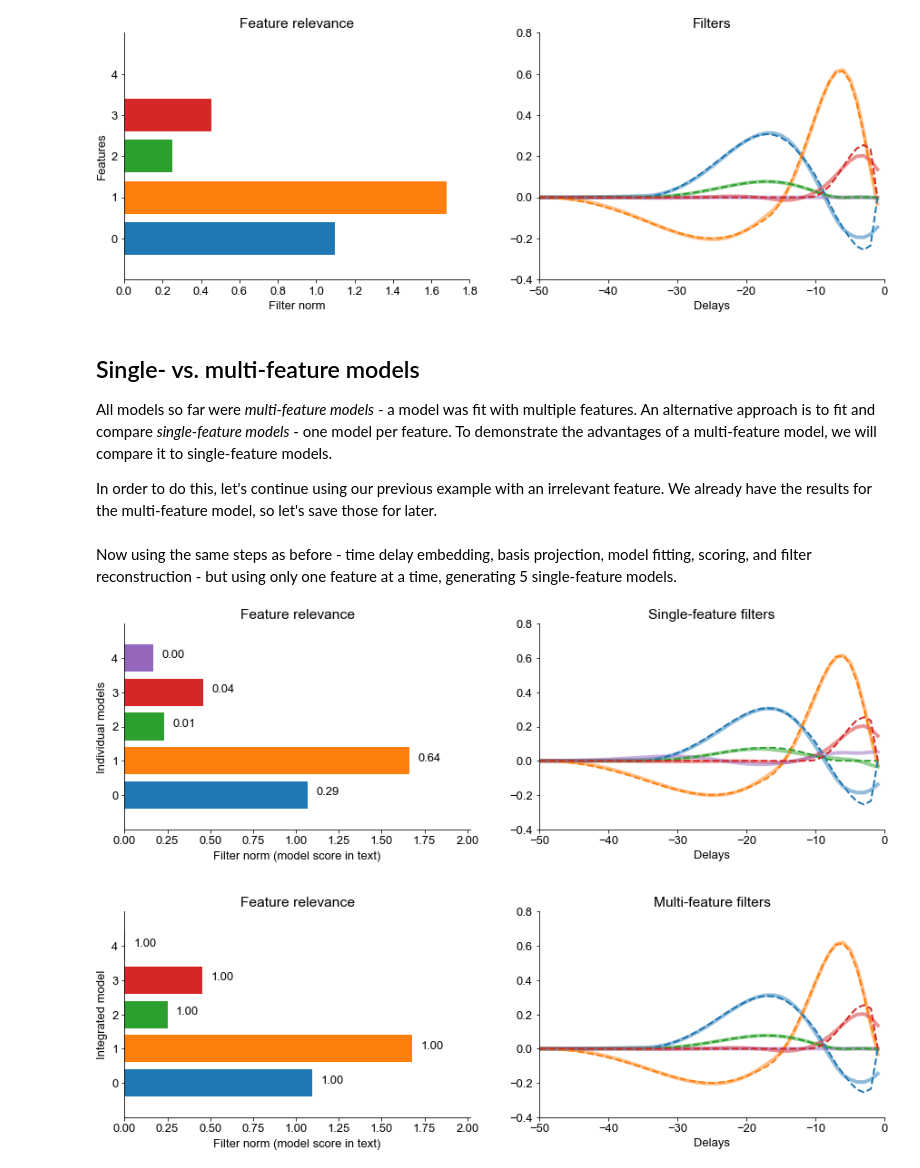
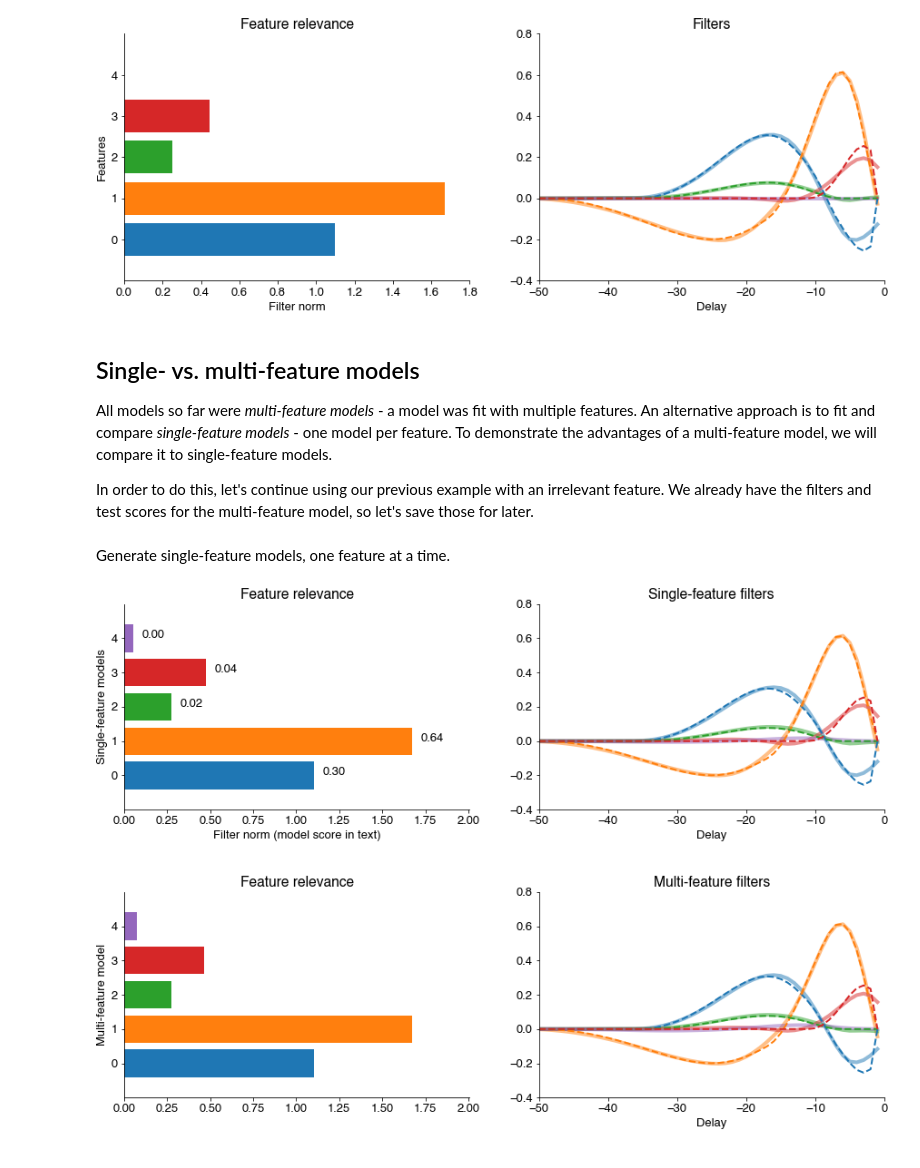
Before and after one commit to janclemenslab/glm_utils, a Jupyter notebook: demo/multiple_inputs.ipynb, the cells around one changed output. Drawn from its saved outputs; the diff is of its cells as text; code cells hidden in the pictures.

```diff
--- a/demo/multiple_inputs.ipynb
+++ b/demo/multiple_inputs.ipynb
@@ -54,5 +49,6 @@ We collect the history of our stimulus `x` using Time-delay-embedding (see [basi
 # %%
-Xmulti, ymulti = time_delay_embedding(x, y, window_size=filter_duration, flatten_inside_window=True)
+x = scipy.stats.zscore(x, axis=0)
+Xmulti, ymulti = glm_utils.preprocessing.time_delay_embedding(x, y, window_size=filter_duration, flatten_inside_window=True)
 print(f"Xmulti: {Xmulti.shape}, ymulti: {ymulti.shape}")
 # %% [output]
 Xmulti: (99950, 200), ymulti: (99950,)
@@ -237,19 +230,21 @@ Another common situation is providing the model with features that are not relev
 x_irrelevant = np.concatenate((x,np.random.normal(0, 1, x[:,0].shape)[:,np.newaxis]),axis=1)
 
 # bases
-B_irrelevant = multifeature_basis(B, nb_stim+1)
-basis_projection_irrelevant = BasisProjection(B_irrelevant)
+B_irrelevant = glm_utils.bases.multifeature_basis(B, nb_stim+1)
+basis_projection_irrelevant = glm_utils.preprocessing.BasisProjection(B_irrelevant)
 
 # time-delay-embedding
-X_irrelevant, ymulti = time_delay_embedding(x_irrelevant, y, window_size=filter_duration, flatten_inside_window=True)
+X_irrelevant, ymulti = glm_utils.preprocessing.time_delay_embedding(x_irrelevant, y, window_size=filter_duration, flatten_inside_window=True)
 
 # project
 X_irrelevant_b = basis_projection_irrelevant.transform(X_irrelevant)
 
+X_train, X_test, y_train, y_test = sklearn.model_selection.train_test_split(X_irrelevant_b, ymulti, test_size=0.2)
+
 # train
-lr = lm.LinearRegression()
-lr.fit(X_irrelevant_b[train_idxs], ymulti[train_idxs])
-print(f'irrelevant model score: {lr.score(X_irrelevant_b[test_idxs], ymulti[test_idxs]):1.2f}')
+lr = sklearn.linear_model.LassoCV()
+lr.fit(X_train, y_train)
+print(f'irrelevant model score: {lr.score(X_test, y_test):1.2f}')
 
 # reconstruct
 basis_weights = lr.coef_
@@ -272,7 +267,7 @@ plt.subplot(122)
 plt.plot(T, estimated_filters.T, linewidth=4, alpha=0.5, label='Estimated filter')
 plt.gca().set_prop_cycle(None)
 plt.plot(T, filters, '--', linewidth=2, label='True filter')
-plt.xlabel('Delays')
+plt.xlabel('Delay')
 plt.title('Filters')
 plt.show()
 # %% [output]
@@ -283,4 +278,4 @@ irrelevant model score: 1.00
 
 All models so far were _multi-feature models_ - a model was fit with multiple features. An alternative approach is to fit and compare _single-feature models_ - one model per feature. To demonstrate the advantages of a multi-feature model, we will compare it to single-feature models.
 
-In order to do this, let's continue using our previous example with an irrelevant feature. We already have the results for the multi-feature model, so let's save those for later.
+In order to do this, let's continue using our previous example with an irrelevant feature. We already have the filters and test scores for the multi-feature model, so let's save those for later.
@@ -290,2 +281,0 @@ integrated_model_score = lr.score(X_irrelevant_b[test_idxs], ymulti[test_idxs])
-# %% [markdown]
-Now using the same steps as before - time delay embedding, basis projection, model fitting, scoring, and filter reconstruction - but using only one feature at a time, generating 5 single-feature models.
@@ -292,6 +287,8 @@ Now using the same steps as before - time delay embedding, basis projection, mod
+# %% [markdown]
+Generate single-feature models, one feature at a time.
 # %%
 # indidivual basis
-basis_projection = BasisProjection(B)
+basis_projection = glm_utils.preprocessing.BasisProjection(B)
 
 # lists to collect results per individual model
 scores_list = []
@@ -301,22 +298,24 @@ estimated_filters_list = []
 for ii in range(nb_stim+1):
 
     # time-delay-embedding
-    Xs, ys = time_delay_embedding(x_irrelevant[:,ii], y, window_size=filter_duration, flatten_inside_window=True)
+    Xs, ys = glm_utils.preprocessing.time_delay_embedding(x_irrelevant[:,ii], y, window_size=filter_duration, flatten_inside_window=True)
 
     # project
     Xs_b = basis_projection.transform(Xs)
 
+    X_train, X_test, y_train, y_test = sklearn.model_selection.train_test_split(Xs_b, ys, test_size=0.2)
+
     # train
-    lr = lm.LinearRegression()
-    lr.fit(Xs_b[train_idxs], ys[train_idxs])
+    lr = sklearn.linear_model.LassoCV()
+    lr.fit(X_train, y_train)
 
     # reconstruct
     basis_weights = lr.coef_
     estimated_filters = basis_projection.inverse_transform(basis_weights)
-    estimated_filters = estimated_filters.reshape((-1,filter_duration))
+    estimated_filters = estimated_filters.reshape((-1, filter_duration))
 
     # save results
-    scores_list.append(lr.score(Xs_b[test_idxs], ys[test_idxs]))
+    scores_list.append(lr.score(X_test, y_test))
     estimated_filters_list.append(np.squeeze(estimated_filters))
 
 
@@ -324,45 +323,42 @@ for ii in range(nb_stim+1):
 features_names = [f'feature {ii}' for ii in range(nb_stim+1)]
 estimated_filters = np.asarray(estimated_filters_list)
 filt_norms = np.linalg.norm(estimated_filters, axis=1)
-int_filt_norms = np.linalg.norm(integrated_model_filters, axis=1)
 
 plt.figure(figsize=[15,10])
 plt.subplot(221)
 for ii in range(nb_stim+1):
     plt.barh(ii,filt_norms[ii])
     plt.text(filt_norms[ii]+0.05, ii, s=f"{scores_list[ii]:0.2f}")
 plt.xlabel('Filter norm (model score in text)')
 plt.title('Feature relevance')
-plt.ylabel('Individual models')
+plt.ylabel('Single-feature models')
 plt.yticks(np.arange(nb_stim+1),np.arange(nb_stim+1))
 plt.xlim([0,np.max(int_filt_norms)*1.2])
 plt.subplot(222)
 for ii in range(nb_stim+1):
     plt.plot(T,estimated_filters_list[ii], linewidth=4, alpha=0.5, label='Estimated filter')
 plt.gca().set_prop_cycle(None)
 plt.plot(T, filters, '--', linewidth=2, label='True filter')
-plt.xlabel('Delays')
+plt.xlabel('Delay')
 plt.title('Single-feature filters')
 
 plt.subplot(223)
 for ii in range(nb_stim+1):
-    plt.barh(ii,int_filt_norms[ii])
-    plt.text(int_filt_norms[ii]+0.05, ii, s=f"{integrated_model_score:0.2f}")
+    plt.barh(ii, int_filt_norms[ii])
 plt.yticks(np.arange(nb_stim+1),features_names)
-plt.xlabel('Filter norm (model score in text)')
 plt.title('Feature relevance')
-plt.ylabel('Integrated model')
+plt.ylabel('Multi-feature model')
 plt.yticks(np.arange(nb_stim+1),np.arange(nb_stim+1))
 plt.xlim([0,np.max(int_filt_norms)*1.2])
 plt.subplot(224)
 plt.plot(T, integrated_model_filters.T, linewidth=4, alpha=0.5, label='Estimated filter')
 plt.gca().set_prop_cycle(None)
 plt.plot(T, filters, '--', linewidth=2, label='True filter')
-plt.xlabel('Delays')
+plt.xlabel('Delay')
 plt.title('Filters')
 plt.title('Multi-feature filters')
 plt.subplots_adjust(hspace=0.4)
 plt.show()
 # %% [output]
-[figure, old version]
+[figure, new version]
 # %% [markdown]
```
Also changed, not shown: parts of 29 cells of this notebook.
